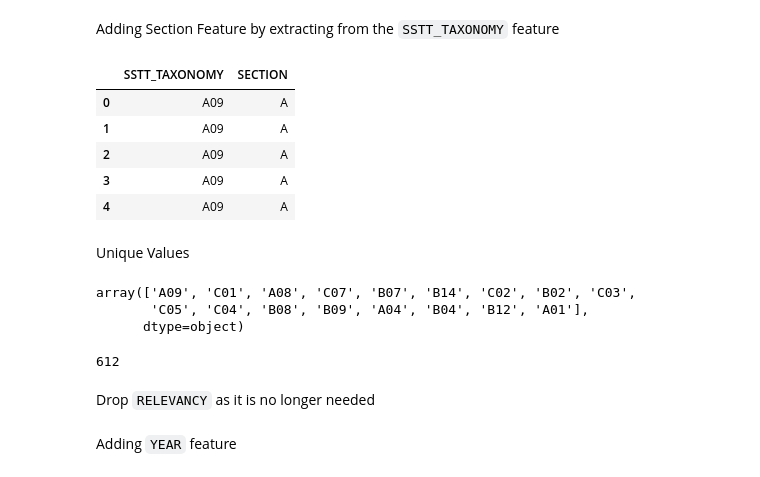
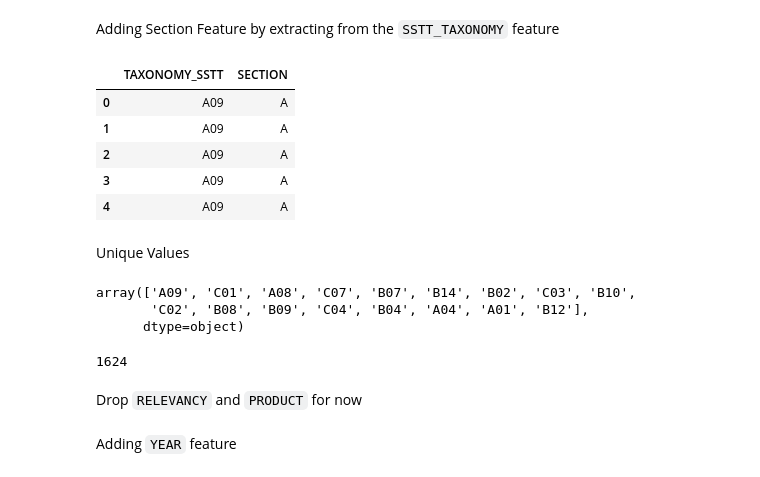
Before and after one commit to faridnec/forecasting-tech-adoption, a Jupyter notebook: notebooks/data-preprocessing.ipynb, the cells around one changed output. Saved outputs shown, nothing was run; the diff lists cells and outputs as text; code cells hidden in the pictures.

```diff
--- a/notebooks/data-preprocessing.ipynb
+++ b/notebooks/data-preprocessing.ipynb
@@ -8,6 +8,6 @@ import numpy as np
 # %%
 file_path = "../data/raw/data.xlsx"
 # %%
-df = pd.read_excel(file_path, sheet_name="integrated_db")
+df = pd.read_excel(file_path, sheet_name="INTEGRATED_DB")
 df.head()
 # %% [output]
@@ -51,7 +52,7 @@ duplicate_count
 # %% [markdown]
 Formatting Topic/Title and Category
 # %%
-df[['TITLE','CATEGORY','PRODUCT']] = df[['TITLE','CATEGORY','PRODUCT']].apply(lambda x: x.str.upper())
+df[['TITLE','CATEGORY','SUB_CATEGORY']] = df[['TITLE','CATEGORY','SUB_CATEGORY']].apply(lambda x: x.str.upper())
 
-df[['TITLE', 'CATEGORY','PRODUCT']]
+df[['TITLE', 'CATEGORY','SUB_CATEGORY']]
 # %% [output]
@@ -159 +162,5 @@ SSTT_TAXONOMY       0
 dtype: int64
+# %%
+# Drop rows with missing values in some columns
+df.dropna(subset=['FILING_DATE','PATENT_NO','RELEVANCY','CPC'], inplace=True)
+print(df.isna().sum())
@@ -182,11 +203,11 @@ dtype: int64
 Adding Section Feature by extracting from the `SSTT_TAXONOMY` feature
 # %%
 # Extract only the letters from the "SSTT_TAXONOMY" column
-df['SECTION'] = df['SSTT_TAXONOMY'].str.extract(r'([A-Z]+)')
+df['SECTION'] = df['TAXONOMY_SSTT'].str.extract(r'([A-Z]+)')
 
-df[['SSTT_TAXONOMY','SECTION']].head()
+df[['TAXONOMY_SSTT','SECTION']].head()
 # %% [output]
-|  | SSTT_TAXONOMY | SECTION |
+|  | TAXONOMY_SSTT | SECTION |
 | 0 | A09 | A |
 | 1 | A09 | A |
 | 2 | A09 | A |
@@ -196,12 +217,12 @@ df[['SSTT_TAXONOMY','SECTION']].head()
 Unique Values
 # %%
 # Get unique values in the specific column
-unique_sstt = df['SSTT_TAXONOMY'].unique()
+unique_sstt = df['TAXONOMY_SSTT'].unique()
 
 unique_sstt
 # %% [output]
-array(['A09', 'C01', 'A08', 'C07', 'B07', 'B14', 'C02', 'B02', 'C03',
-       'C05', 'C04', 'B08', 'B09', 'A04', 'B04', 'B12', 'A01'],
+array(['A09', 'C01', 'A08', 'C07', 'B07', 'B14', 'B02', 'C03', 'B10',
+       'C02', 'B08', 'B09', 'C04', 'B04', 'A04', 'A01', 'B12'],
       dtype=object)
 # %%
 # Count unique values in the "ASIGNEE" column
@@ -209,7 +230,7 @@ unique_asignee_count = df['ASIGNEE'].nunique()
 
 print(unique_asignee_count)
 # %% [output]
-612
+1624
-# %% [markdown]
-Drop `RELEVANCY` as it is no longer needed
+# %% [markdown]
+Drop `RELEVANCY` and `PRODUCT` for now
 # %%
```
Also changed, not shown: parts of 14 cells of this notebook, 13 other files.
